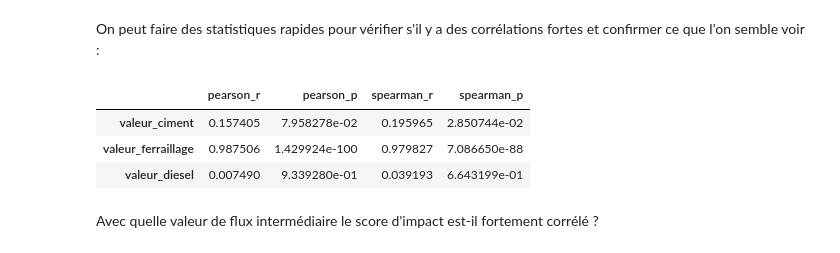
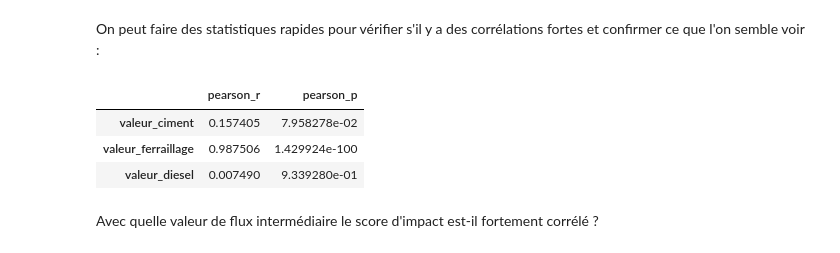
Before and after one commit to tchevilliet/ANCYV_2025, a Jupyter notebook: 5_Analyse_de_sensibilites.ipynb, the cells around one changed output. Saved outputs shown, nothing was run; the diff lists cells and outputs as text; code cells hidden in the pictures.

```diff
--- a/5_Analyse_de_sensibilites.ipynb
+++ b/5_Analyse_de_sensibilites.ipynb
@@ -156,14 +141,14 @@ noeuds = []
 
 lca = bc.LCA(demand={beton_A.id : 1.0},method=gwp100)
 
-for exc in echanges :
+for exc in tqdm(echanges) :
     lca.lci()
     lca.lcia()
 
     flux_j.append(bd.get_node(code = exc['input'][1])['name'])
     noeuds.append(bd.get_node(code = exc['output'][1])['name'])
 
-    #On récupère les indices de colonnes et de lignes du béton et du procédé appelé par l'échange
+    #On récupère les indices de cobiosphere_matrixlonnes et de lignes du béton et du procédé appelé par l'échange
     col_id = bd.Database(exc['output'][0]).get(exc['output'][1]).id
     row_id = bd.Database(exc['input'][0]).get(exc['input'][1]).id
 
@@ -242,9 +227,9 @@ On définit des domaines aux paramètres pour lesquelles on veut connaître la s
 - la quantité de ferraillage que l'on va faire varier entre 50 et 200 kg/m3
 - la quantité d'énergie de malaxage, que l'on va faire varier entre 5 et 30 MJ
 # %%
-dom_cement = np.linspace(320,380,20)
-dom_ferraillage = np.linspace(50,200,20)
-dom_malax = np.linspace(5,30,20)
+dom_cement = np.linspace(320,380,10)
+dom_ferraillage = np.linspace(50,200,10)
+dom_malax = np.linspace(5,30,10)
 # %% [markdown]
 On parcourt ces domaines un à un en réalisant l'ACV pour chaque point :
 # %%
@@ -257,7 +242,7 @@ dict_domaines = {'cement' : dom_cement,'reinforcing steel' : dom_ferraillage, 'd
 
 lca = bc.LCA(demand={beton_A.id : 1.0},method=gwp100)
 
-for k,v in dict_domaines.items() :
+for k,v in tqdm(dict_domaines.items()) :
     lca.lci()
     lca.lcia()
 
@@ -380,7 +367,7 @@ dict_row = {k : lca.dicts.activity[dict_row_id[k]] for k in variables_names}
 
 dict_nominal_value = {k : lca.technosphere_matrix[dict_row[k],dict_col[k]] for k in variables_names} # On stocke la valeur du coefficient de la matrice A
 
-for t in dom_total :
+for t in tqdm(dom_total) :
 
     for k in variables_names :
         lca.technosphere_matrix[dict_row[k],dict_col[k]] = -t[dict_order[k]]
@@ -436,24 +421,24 @@ On peut faire des statistiques rapides pour vérifier s'il y a des corrélations
 # %%
 from scipy import stats
 
 def calcul_correlations(y, x):
     pearson_r, pearson_p = stats.pearsonr(y, x)
-    spearman_r, spearman_p = stats.spearmanr(y, x)
+    # spearman_r, spearman_p = stats.spearmanr(y, x)
 
     return {
         "pearson_r": pearson_r,
         "pearson_p": pearson_p,
-        "spearman_r": spearman_r,
-        "spearman_p": spearman_p
+        # "spearman_r": spearman_r,
+        # "spearman_p": spearman_p
     }
 
-correlations = {x:calcul_correlations(df_OAT_GSA['scores'],df_OAT_GSA[x]) for x in ['valeur_ciment','valeur_ferraillage','valeur_diesel']}
+correlations = {x:calcul_correlations(df_AAT_GSA['scores'],df_AAT_GSA[x]) for x in ['valeur_ciment','valeur_ferraillage','valeur_diesel']}
 df_correlations =pd.DataFrame(correlations).transpose()
 df_correlations
 # %% [output]
-|  | pearson_r | pearson_p | spearman_r | spearman_p |
-| valeur_ciment | 0.157405 | 7.958278e-02 | 0.195965 | 2.850744e-02 |
-| valeur_ferraillage | 0.987506 | 1.429924e-100 | 0.979827 | 7.086650e-88 |
-| valeur_diesel | 0.007490 | 9.339280e-01 | 0.039193 | 6.643199e-01 |
+|  | pearson_r | pearson_p |
+| valeur_ciment | 0.157405 | 7.958278e-02 |
+| valeur_ferraillage | 0.987506 | 1.429924e-100 |
+| valeur_diesel | 0.007490 | 9.339280e-01 |
 # %% [markdown]
 Avec quelle valeur de flux intermédiaire le score d'impact est-il fortement corrélé ?
```
Also changed, not shown: parts of 9 cells of this notebook, 1 other file.
